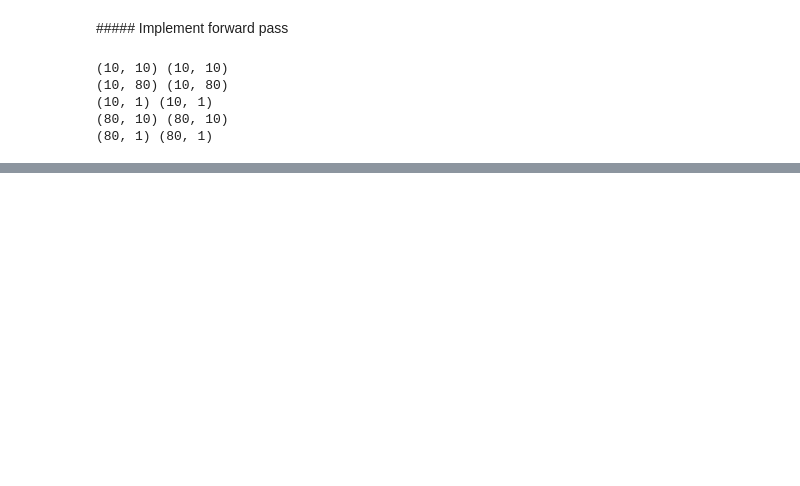
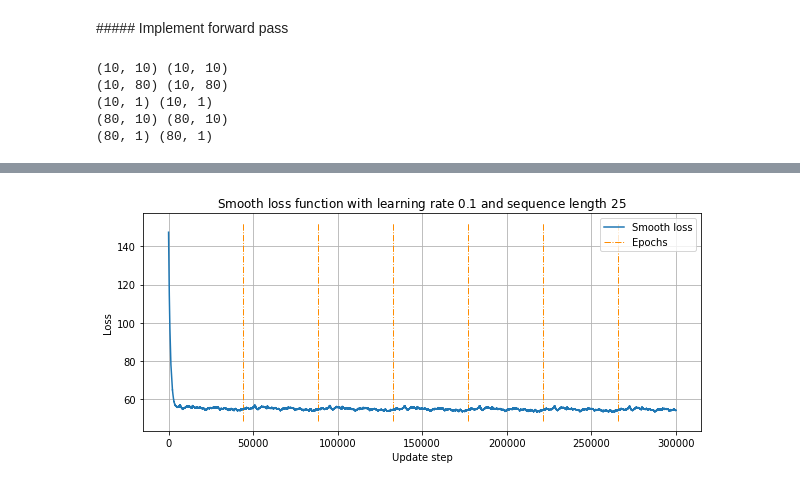
Before and after one commit to alexcosta13/dd2424-deep-learning-in-data-science, a Jupyter notebook: assignments/assignment4.ipynb, the cells around one changed output, grey strips where cells are left out. Cells and saved outputs as stored; diff of their text form; code cells hidden in the pictures; blank space fills up the shorter version.

```diff
--- a/assignments/assignment4.ipynb
+++ b/assignments/assignment4.ipynb
@@ -72,0 +94,2 @@ AttributeError: 'RNN' object has no attribute 'compute_gradients'
+# %%
+big_losses = rnn.fit(book_data, iterations=300_001)
@@ -72,0 +100,4 @@ AttributeError: 'RNN' object has no attribute 'compute_gradients'
+# %%
+plot_smooth_loss(big_losses, r'Smooth loss function with learning rate $0.1$ and sequence length $25$', iterations_per_epoch)
+# %% [output]
+[figure, added]
```
Also changed, not shown: parts of 6 cells of this notebook, 2 other files.
